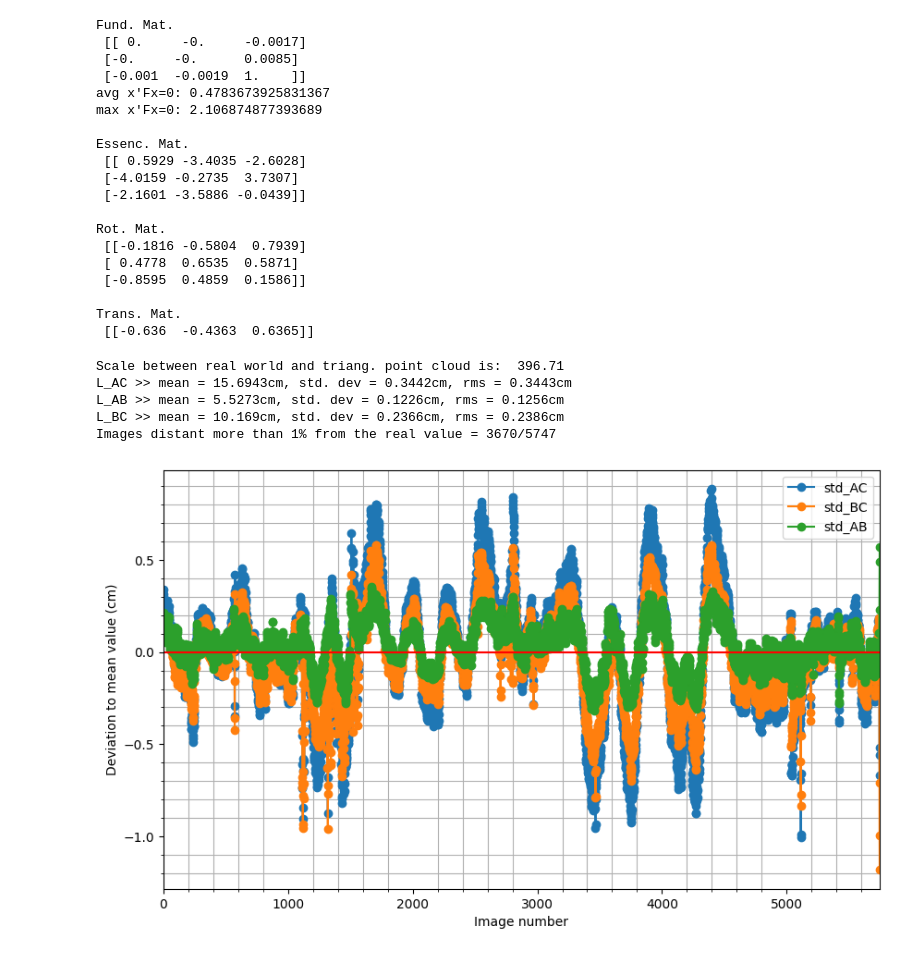
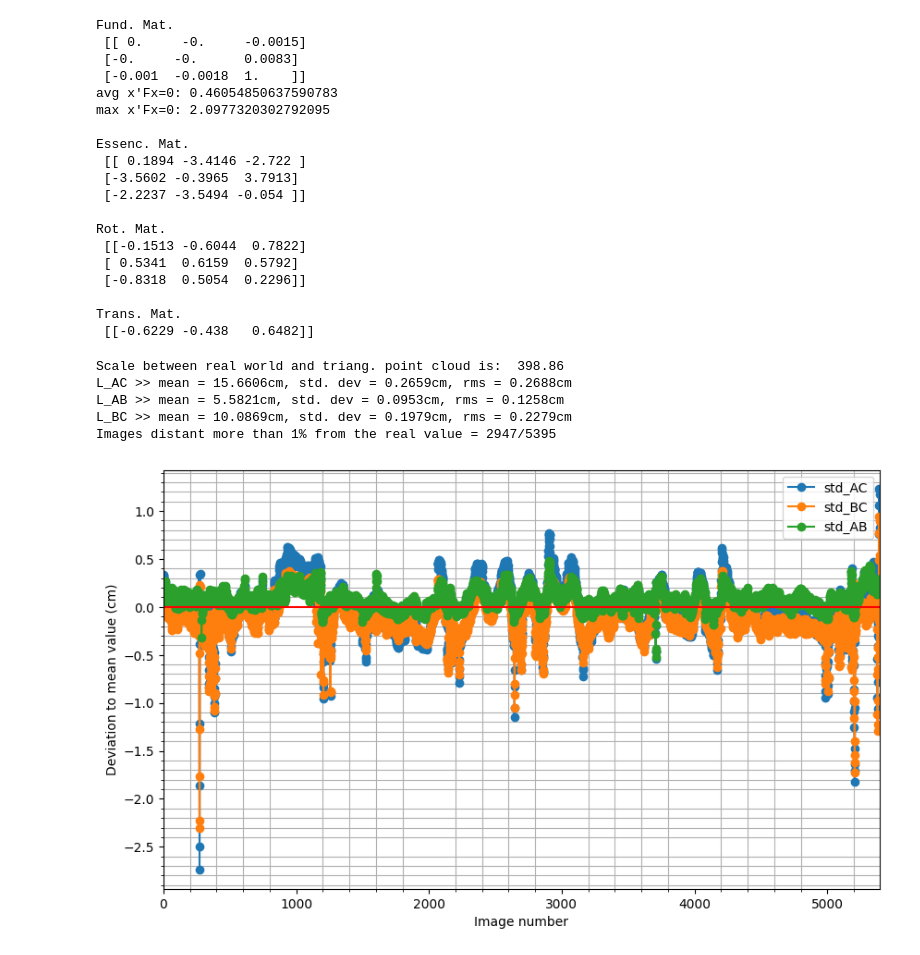
Before and after one commit to debOliveira/MoCapRasp, a Jupyter notebook: central/debugOnline.ipynb, the cells around one changed output. Saved outputs shown, nothing was run; the diff lists cells and outputs as text; code cells hidden in the pictures.

```diff
--- a/central/debugOnline.ipynb
+++ b/central/debugOnline.ipynb
@@ -13,7 +13,7 @@ import os
 from myLib import estimateFundMatrix_8norm,decomposeEssentialMat
 # %%
 #dfCSV = np.genfromtxt('dataset_2.6m/working3/cam_all.csv', delimiter=',')
-dfCSV = np.genfromtxt('cam_all.csv', delimiter=',')
+dfCSV = np.genfromtxt('camCalib.csv', delimiter=',')
 verbose = False
 # %%
 def orderCenterCoord(centerCoord, prevCenterCoord, otherCamOrder = 0):
@@ -197,24 +209,24 @@ else:
     print("\nTrans. Mat.\n", t.round(4))
 # %% [output]
 Fund. Mat.
- [[ 0.     -0.     -0.0017]
- [-0.     -0.      0.0085]
- [-0.001  -0.0019  1.    ]]
-avg x'Fx=0: 0.4783673925831367
-max x'Fx=0: 2.106874877393689
+ [[ 0.     -0.     -0.0015]
+ [-0.     -0.      0.0083]
+ [-0.001  -0.0018  1.    ]]
+avg x'Fx=0: 0.46054850637590783
+max x'Fx=0: 2.0977320302792095
 
 Essenc. Mat.
- [[ 0.5929 -3.4035 -2.6028]
- [-4.0159 -0.2735  3.7307]
- [-2.1601 -3.5886 -0.0439]]
+ [[ 0.1894 -3.4146 -2.722 ]
+ [-3.5602 -0.3965  3.7913]
+ [-2.2237 -3.5494 -0.054 ]]
 
 Rot. Mat.
- [[-0.1816 -0.5804  0.7939]
- [ 0.4778  0.6535  0.5871]
- [-0.8595  0.4859  0.1586]]
+ [[-0.1513 -0.6044  0.7822]
+ [ 0.5341  0.6159  0.5792]
+ [-0.8318  0.5054  0.2296]]
 
 Trans. Mat.
- [[-0.636  -0.4363  0.6365]]
+ [[-0.6229 -0.438   0.6482]]
 # %%
 P1,P2 = np.hstack((cameraMatrix_cam1, [[0.], [0.], [0.]])),np.matmul(cameraMatrix_cam2, np.hstack((R, t.T)))
 projPt1,projPt2 = myProjectionPoints(np.array(centroids1)),myProjectionPoints(np.array(centroids2))
@@ -225,7 +237,7 @@ tot,L_real_AC,L_real_AB,L_real_BC,L_AC_vec,L_BC_vec,L_AB_vec,k,false_idx = 0,15.
 # compute sdt deviation and plot beautiful stuff
 for [A, B, C] in points3d.reshape([-1, 3, 3]):
     L_rec_AC,L_rec_BC,L_rec_AB = np.linalg.norm(A-C),np.linalg.norm(B-C),np.linalg.norm(A-B)
-    #if L_rec_AB<L_rec_BC: L_rec_AB,L_rec_BC=L_rec_BC,L_rec_AB
+    if L_rec_AB>L_rec_BC: continue
     tot = tot + L_real_AC/L_rec_AC + L_real_BC/L_rec_BC + L_real_AB/L_rec_AB
     k = k + 3
     lamb = tot/k
@@ -243,39 +255,39 @@ print('L_BC >> mean = ' + str((np.mean(L_BC_vec)*lamb).round(4)) +
     "cm, std. dev = " + str((np.std(L_BC_vec)*lamb).round(4)) +
     "cm, rms = " + str((np.sqrt(np.mean(np.square(np.array(L_BC_vec)*lamb-L_real_BC)))).round(4)) + "cm")
 fig = plt.figure(figsize=(10, 6), dpi=100)
 L_AC_vec_plot,L_BC_vec_plot,L_AB_vec_plot = np.array(L_AC_vec)*lamb - L_real_AC,np.array(L_BC_vec)*lamb - L_real_BC,np.array(L_AB_vec)*lamb - L_real_AB
 plt.plot(L_AC_vec_plot, '-o', label="std_AC")
 plt.plot(L_BC_vec_plot, '-o', label="std_BC")
 plt.plot(L_AB_vec_plot, '-o', label="std_AB")
 plt.axhline(y=0.0, color='r', linestyle='-')
 plt.grid()
 #plt.axvline(x=853, c='r', linestyle='--', label="image 960")
 plt.xlabel("Image number")
 plt.ylabel("Deviation to mean value (cm)")
 plt.legend()
 ax = fig.axes
 ax[0].minorticks_on()
 plt.grid(which='both')
 plt.xlim(0,len(L_AC_vec)-1)
 points3d_new,i,k= points3d*lamb,0,0
 for [A, B, C] in points3d_new.reshape([-1, 3, 3]):
     L_reconst = np.sqrt(np.sum((A-C)**2, axis=0))
     valid = abs(L_real_AC-L_reconst)/L_real_AC < 0.01
     if not valid:
         i = i + 1
         false_idx.extend((k,k+1,k+2))
     k+=3
 
 print("Images distant more than 1% from the real value = " + str(i)+'/'+str(int(points3d.shape[0]/3)))
 plt.draw()
 plt.show()
 # %% [output]
-Scale between real world and triang. point cloud is:  396.71
-L_AC >> mean = 15.6943cm, std. dev = 0.3442cm, rms = 0.3443cm
-L_AB >> mean = 5.5273cm, std. dev = 0.1226cm, rms = 0.1256cm
-L_BC >> mean = 10.169cm, std. dev = 0.2366cm, rms = 0.2386cm
-Images distant more than 1% from the real value = 3670/5747
+Scale between real world and triang. point cloud is:  398.86
+L_AC >> mean = 15.6606cm, std. dev = 0.2659cm, rms = 0.2688cm
+L_AB >> mean = 5.5821cm, std. dev = 0.0953cm, rms = 0.1258cm
+L_BC >> mean = 10.0869cm, std. dev = 0.1979cm, rms = 0.2279cm
+Images distant more than 1% from the real value = 2947/5395
-[figure, old version]
+[figure, new version]
 # %%
 centroids1,centroids2=np.delete(centroids1,false_idx,axis=0),np.delete(centroids2,false_idx,axis=0)
 # get fundamental and essential matrices
```
Also changed, not shown: parts of 9 cells of this notebook, 2 other files.
